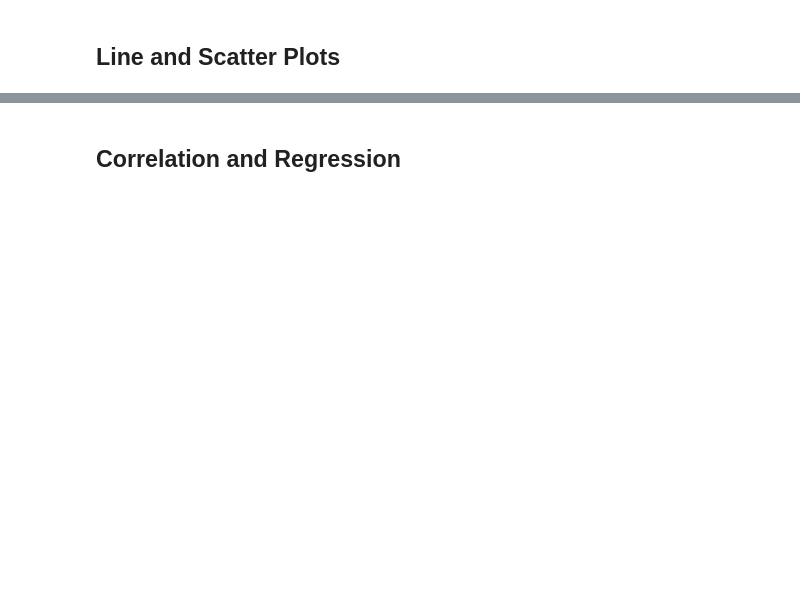
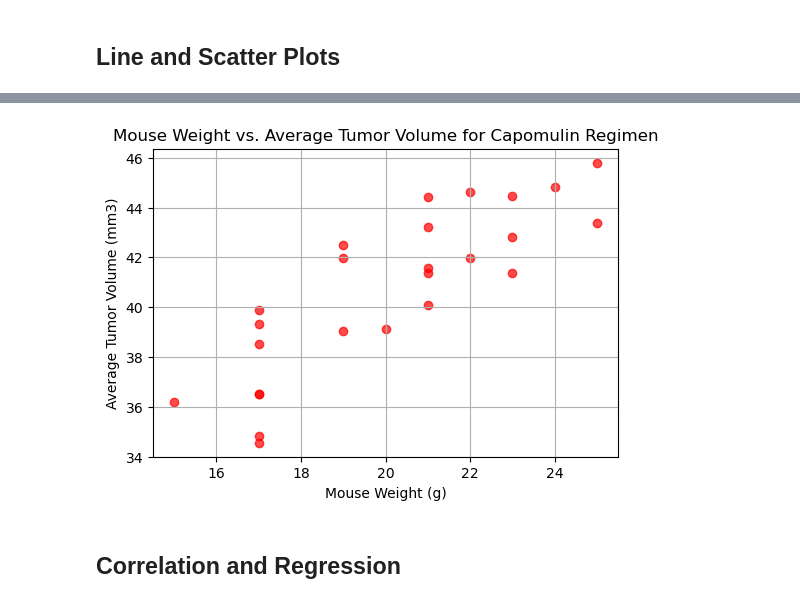
Before and after one commit to cmaijala/Matplotlib-challenge, a Jupyter notebook: Pymaceuticals/pymaceuticals_starter.ipynb, the cells around one changed output, grey strips where cells are left out. Drawn from its saved outputs; the diff is of its cells as text; code cells hidden in the pictures; blank space fills up the shorter version.

```diff
--- a/Pymaceuticals/pymaceuticals_starter.ipynb
+++ b/Pymaceuticals/pymaceuticals_starter.ipynb
@@ -280,2 +302,28 @@ Ceftamin's potential outliers: Series([], Name: Tumor Volume (mm3), dtype: float
+# %%
+# Generate a scatter plot of mouse weight vs. the average observed tumor volume for the entire Capomulin regimen
+# Step 1: Filter the data for Capomulin regimen
+capomulin_data = clean_mouse_data[clean_mouse_data["Drug Regimen"] == "Capomulin"]
+
+# Step 2: Calculate the average tumor volume for each mouse
+avg_tumor_volume = capomulin_data.groupby("Mouse ID")["Tumor Volume (mm3)"].mean().reset_index()
+avg_tumor_volume = avg_tumor_volume.rename(columns={"Tumor Volume (mm3)": "Average Tumor Volume"})
+
+# Step 3: Merge this with mouse metadata to get the weights
+capomulin_metadata = pd.merge(avg_tumor_volume, clean_mouse_data[["Mouse ID", "Weight (g)"]].drop_duplicates(), on="Mouse ID")
+
+# Step 4: Plot the data
+plt.figure(figsize=(6, 4))
+plt.scatter(capomulin_metadata["Weight (g)"], capomulin_metadata["Average Tumor Volume"], color='r', alpha=0.7)
+
+# Add titles and labels
+plt.title('Mouse Weight vs. Average Tumor Volume for Capomulin Regimen')
+plt.xlabel('Mouse Weight (g)')
+plt.ylabel('Average Tumor Volume (mm3)')
+plt.grid(True)
+
+# Show the plot
+plt.show()
+# %% [output]
+[figure, added]
 # %% [markdown]
 ## Correlation and Regression
```
Also changed, not shown: parts of 11 cells of this notebook, 1 other file.
